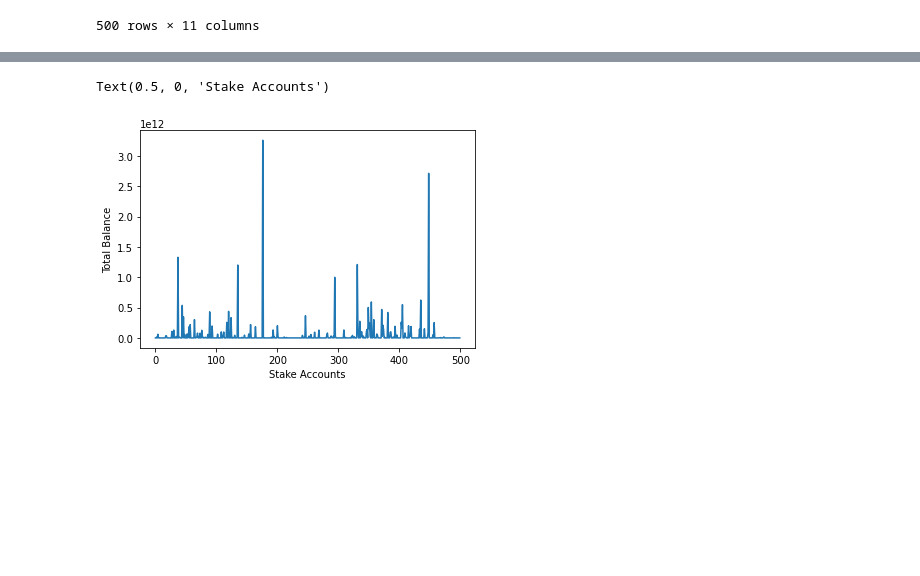
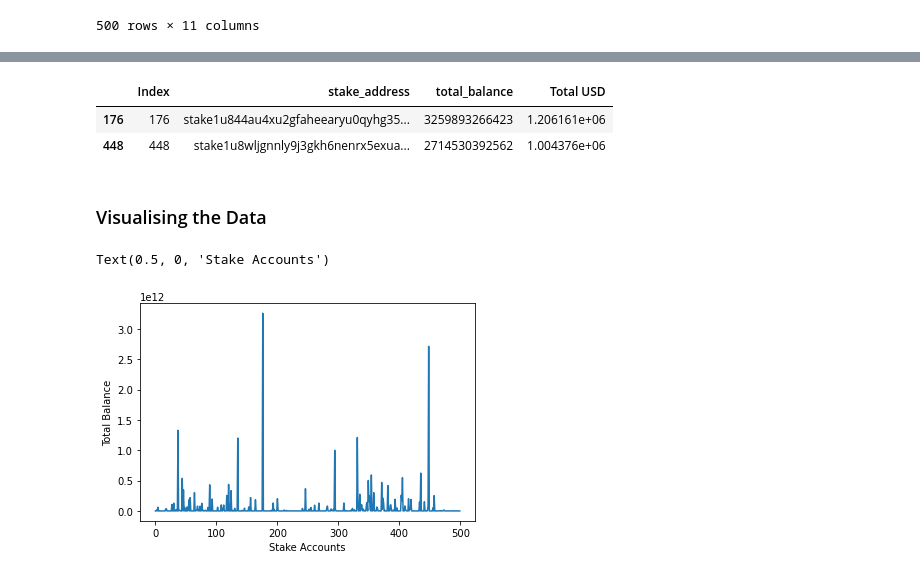
Before and after one commit to parshvadaftari/Cardano_Analysis, a Jupyter notebook: KOIOS_Data_pull/Account_Info_Investigation.ipynb, the cells around one changed output, grey strips where cells are left out. Drawn from its saved outputs; the diff is of its cells as text; code cells hidden in the pictures; blank space fills up the shorter version.

```diff
--- a/KOIOS_Data_pull/Account_Info_Investigation.ipynb
+++ b/KOIOS_Data_pull/Account_Info_Investigation.ipynb
@@ -71,3 +122,11 @@ acc_info.to_csv('Account_Information.csv',index=False)
+# %%
+acc.nlargest(2,['Total USD'])
+# %% [output]
+|  | Index | stake_address | total_balance | Total USD |
+| 176 | 176 | stake1u844au4xu2gfaheearyu0qyhg35... | 3259893266423 | 1.206161e+06 |
+| 448 | 448 | stake1u8wljgnnly9j3gkh6nenrx5exua... | 2714530392562 | 1.004376e+06 |
+# %% [markdown]
+### Visualising the Data
 # %%
 plt.plot(acc_info['Index'],acc_info['total_balance'])
 plt.ylabel('Total Balance')
```
Also changed, not shown: parts of 18 cells of this notebook.
